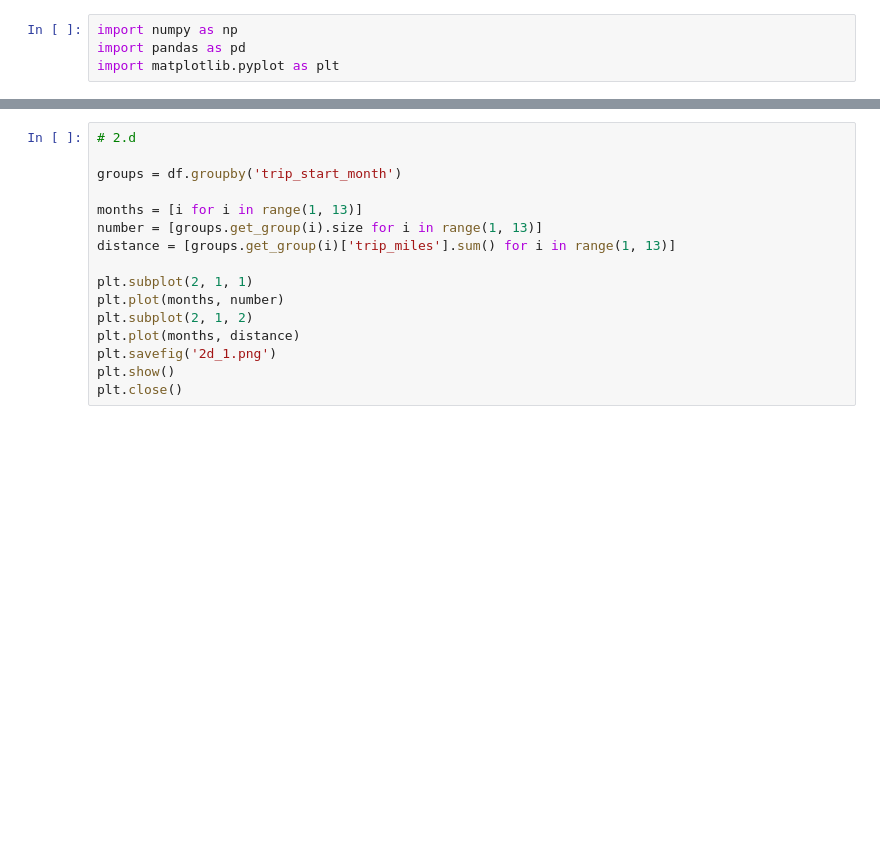
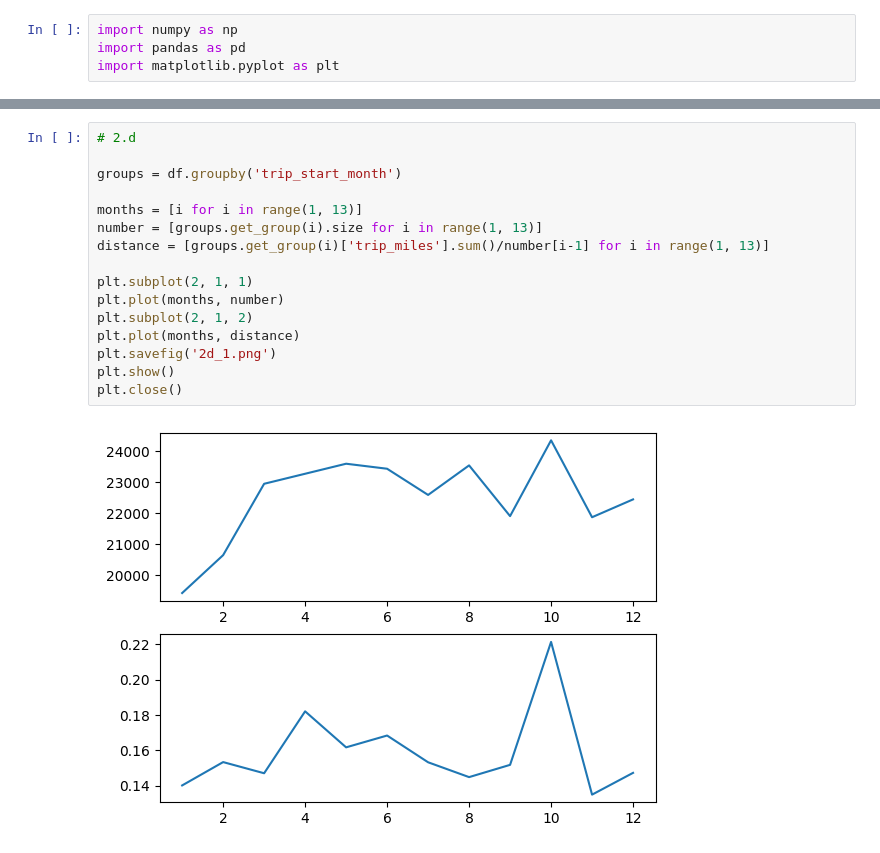
Before and after one commit to rennaMAhcuS/CS215Assignments, a Jupyter notebook: 5/Q2.ipynb, the cells around one changed output, grey strips where cells are left out. Drawn from its saved outputs; the diff is of its cells as text; blank space fills up the shorter version.

```diff
--- a/5/Q2.ipynb
+++ b/5/Q2.ipynb
@@ -90,19 +102,21 @@ plt.close()
 # %%
 # 2.d
 
 groups = df.groupby('trip_start_month')
 
 months = [i for i in range(1, 13)]
 number = [groups.get_group(i).size for i in range(1, 13)]
-distance = [groups.get_group(i)['trip_miles'].sum() for i in range(1, 13)]
+distance = [groups.get_group(i)['trip_miles'].sum()/number[i-1] for i in range(1, 13)]
 
 plt.subplot(2, 1, 1)
 plt.plot(months, number)
 plt.subplot(2, 1, 2)
 plt.plot(months, distance)
 plt.savefig('2d_1.png')
 plt.show()
 plt.close()
+# %% [output]
+[figure, added]
 # %%
 # 2.e
 
```
Also changed, not shown: parts of 6 cells of this notebook, 2 other files.
